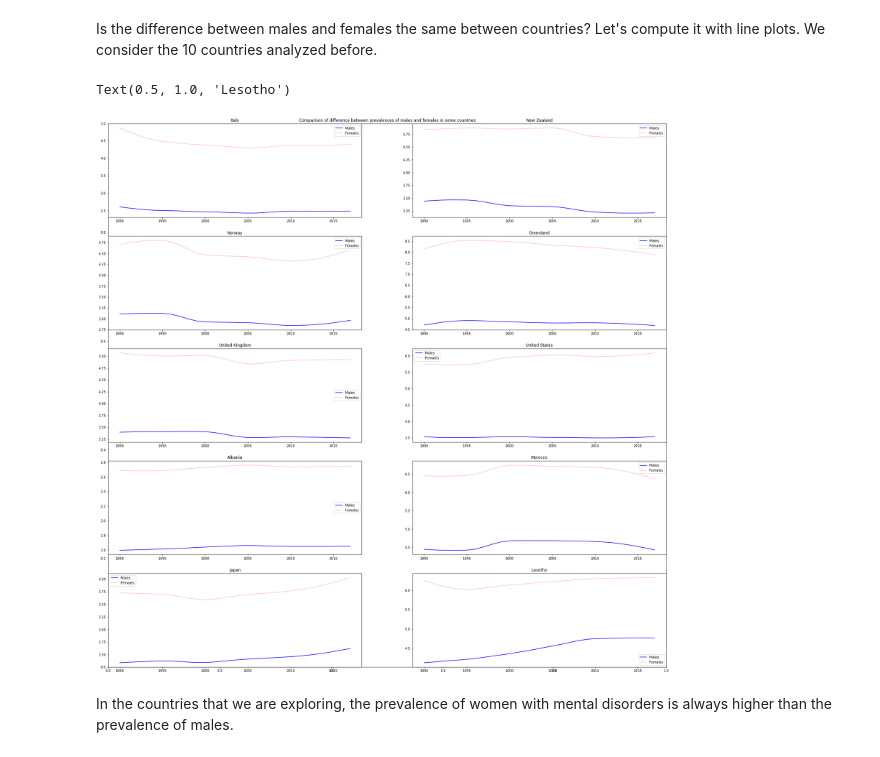
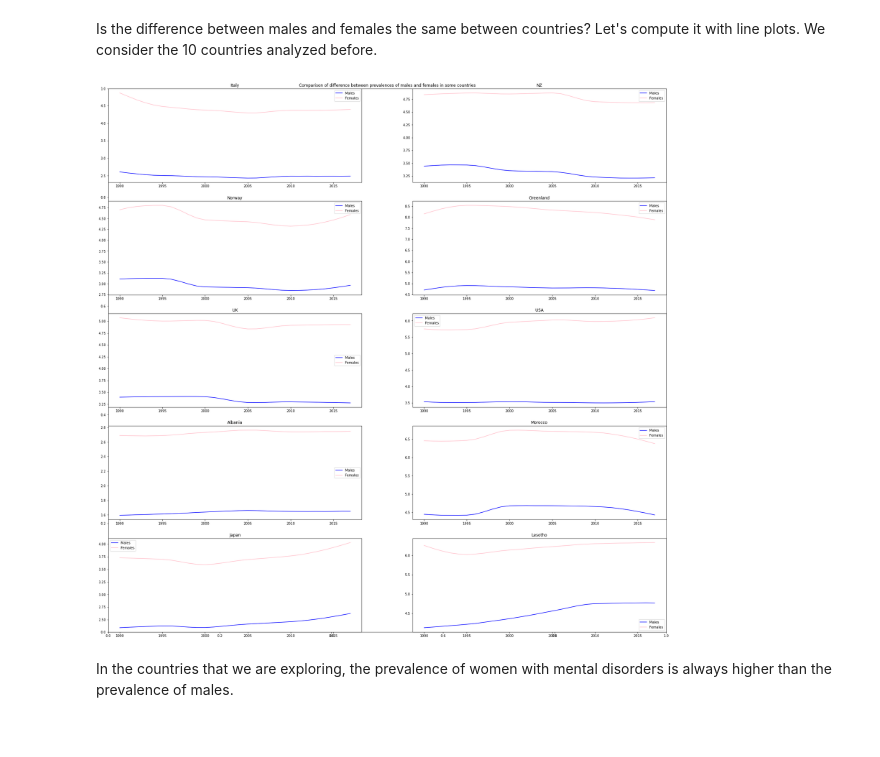
Before and after one commit to elisademuri/Project-Programming-and-Databases, a Jupyter notebook: Script esame.ipynb, the cells around one changed output. Cells and saved outputs as stored; diff of their text form; code cells hidden in the pictures.

```diff
--- a/Script esame.ipynb
+++ b/Script esame.ipynb
@@ -1140,60 +1184,21 @@ japan=data[data['Country']=='Japan']
 Lesotho=data[data['Country']=='Lesotho']
-# %%
-fig_1=plt.figure(figsize=(30,30))
-plt.title('Comparison of difference between prevalences of males and females in some countries')
-ax1=fig_1.add_subplot(5,2,1)
-ax1.plot(np.array(italy['Year']), np.array(italy['Prevalence in males (%)']), label='Males', color='blue')
-ax1.plot(np.array(italy['Year']), np.array(italy['Prevalence in females (%)']), label='Females', color='pink')
-ax1.legend()
-plt.title('Italy')
-ax2=fig_1.add_subplot(5,2,2)
-ax2.plot(np.array(NZ['Year']), np.array(NZ['Prevalence in males (%)']), label='Males', color='blue')
-ax2.plot(np.array(NZ['Year']), np.array(NZ['Prevalence in females (%)']), label='Females', color='pink')
-ax2.legend()
-plt.title('New Zealand')
-ax3=fig_1.add_subplot(5,2,3)
-ax3.plot(np.array(Norway['Year']), np.array(Norway['Prevalence in males (%)']), label='Males', color='blue')
-ax3.plot(np.array(Norway['Year']), np.array(Norway['Prevalence in females (%)']), label='Females', color='pink')
-ax3.legend()
-plt.title('Norway')
-ax4=fig_1.add_subplot(5,2,4)
-ax4.plot(np.array(Greenland['Year']), np.array(Greenland['Prevalence in males (%)']), label='Males', color='blue')
-ax4.plot(np.array(Greenland['Year']), np.array(Greenland['Prevalence in females (%)']), label='Females', color='pink')
-ax4.legend()
-plt.title('Greenland')
-ax5=fig_1.add_subplot(5,2,5)
-ax5.plot(np.array(UK['Year']), np.array(UK['Prevalence in males (%)']), label='Males', color='blue')
-ax5.plot(np.array(UK['Year']), np.array(UK['Prevalence in females (%)']), label='Females', color='pink')
-ax5.legend()
-plt.title('United Kingdom')
-ax6=fig_1.add_subplot(5,2,6)
-ax6.plot(np.array(USA['Year']), np.array(USA['Prevalence in males (%)']), label='Males', color='blue')
-ax6.plot(np.array(USA['Year']), np.array(USA['Prevalence in females (%)']), label='Females', color='pink')
-ax6.legend()
-plt.title('United States')
-ax7=fig_1.add_subplot(5,2,7)
-ax7.plot(np.array(Albania['Year']), np.array(Albania['Prevalence in males (%)']), label='Males', color='blue')
-ax7.plot(np.array(Albania['Year']), np.array(Albania['Prevalence in females (%)']), label='Females', color='pink')
-ax7.legend()
-plt.title('Albania')
-ax8=fig_1.add_subplot(5,2,8)
-ax8.plot(np.array(morocco['Year']), np.array(morocco['Prevalence in males (%)']), label='Males', color='blue')
-ax8.plot(np.array(morocco['Year']), np.array(morocco['Prevalence in females (%)']), label='Females', color='pink')
-ax8.legend()
-plt.title('Morocco')
-ax9=fig_1.add_subplot(5,2,9)
-ax9.plot(np.array(japan['Year']), np.array(japan['Prevalence in males (%)']), label='Males', color='blue')
-ax9.plot(np.array(japan['Year']), np.array(japan['Prevalence in females (%)']), label='Females', color='pink')
-ax9.legend()
-plt.title('Japan')
-ax10=fig_1.add_subplot(5,2,10)
-ax10.plot(np.array(Lesotho['Year']), np.array(Lesotho['Prevalence in males (%)']), label='Males', color='blue')
-ax10.plot(np.array(Lesotho['Year']), np.array(Lesotho['Prevalence in females (%)']), label='Females', color='pink')
-ax10.legend()
-plt.title('Lesotho')
-# %% [output]
-Text(0.5, 1.0, 'Lesotho')
-[figure, removed]
+# %%
+list_of_countries=[Italy, NZ, Norway, Greenland, UK, USA, Albania, Morocco, Japan, Lesotho]
+def get_df_name(df):
+    name =[x for x in globals() if globals()[x] is df][0]
+    return name
+# %%
+fig_1=plt.figure(figsize=(30,30))
+plt.title('Comparison of difference between prevalences of males and females in some countries')
+for i in range(len(list_of_countries)):
+    ax=f"ax_{'i'}"
+    ax=fig_1.add_subplot(5,2,i+1)
+    ax.plot(np.array(list_of_countries[i]['Year']), np.array(list_of_countries[i]['Prevalence in males (%)']), label='Males', color='blue')
+    ax.plot(np.array(list_of_countries[i]['Year']), np.array(list_of_countries[i]['Prevalence in females (%)']), label='Females', color='pink')
+    ax.legend()
+    plt.title(f"{get_df_name(list_of_countries[i])}")
+# %% [output]
+[figure, added]
 # %% [markdown]
 In the countries that we are exploring, the prevalence of women with mental disorders is always higher than the prevalence of males.
 # %% [markdown]
```
Also changed, not shown: parts of 37 cells of this notebook.
